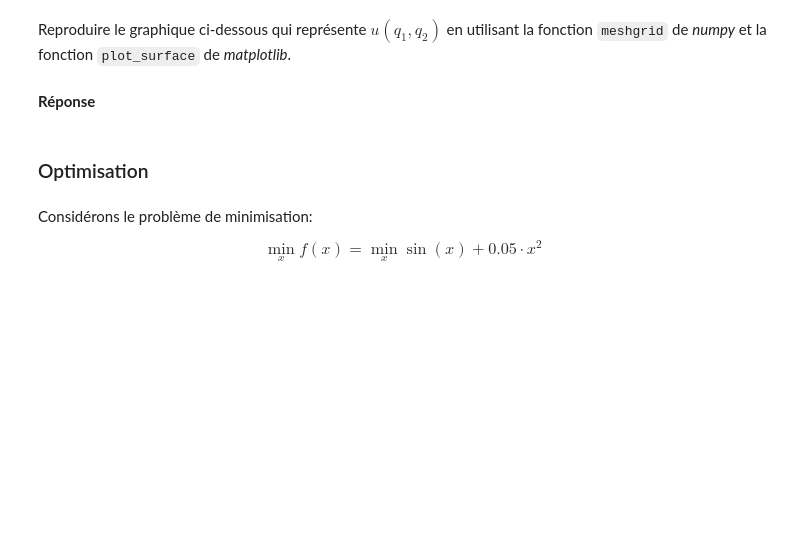
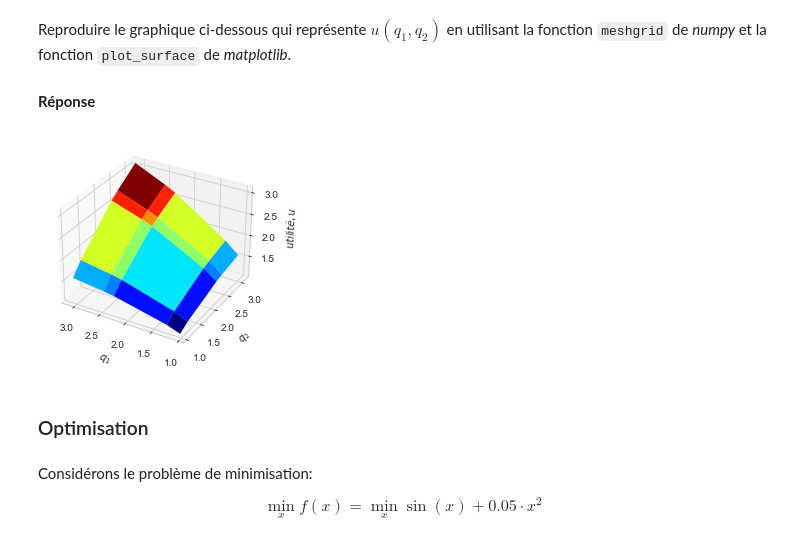
Before and after one commit to MWUrda/Cours-UGA-Econ-Python, a Jupyter notebook: Problemes_et_exercices/Travail_No1_indications_de_solutions.ipynb, the cells around one changed output. Saved outputs shown, nothing was run; the diff lists cells and outputs as text; code cells hidden in the pictures; blank space fills up the shorter version.

```diff
--- a/Problemes_et_exercices/Travail_No1_indications_de_solutions.ipynb
+++ b/Problemes_et_exercices/Travail_No1_indications_de_solutions.ipynb
@@ -90,6 +90,21 @@ from mpl_toolkits.mplot3d import Axes3D
 from matplotlib import cm # pour les couleurs
 # %% [markdown]
 **Réponse**
+# %%
+# a. plot
+fig = plt.figure()
+ax = fig.add_subplot(1,1,1,projection='3d')
+ax.plot_surface(q1_grid,q2_grid,u_grid,cmap=cm.jet)
+
+# b. ajout de labels
+ax.set_xlabel('$q_1$')
+ax.set_ylabel('$q_2$')
+ax.set_zlabel('$utilité,u$')
+
+# c. inversion des axes
+ax.invert_xaxis()
+# %% [output]
+[figure, added]
 # %% [markdown]
 ### Optimisation
 # %% [markdown]
```
